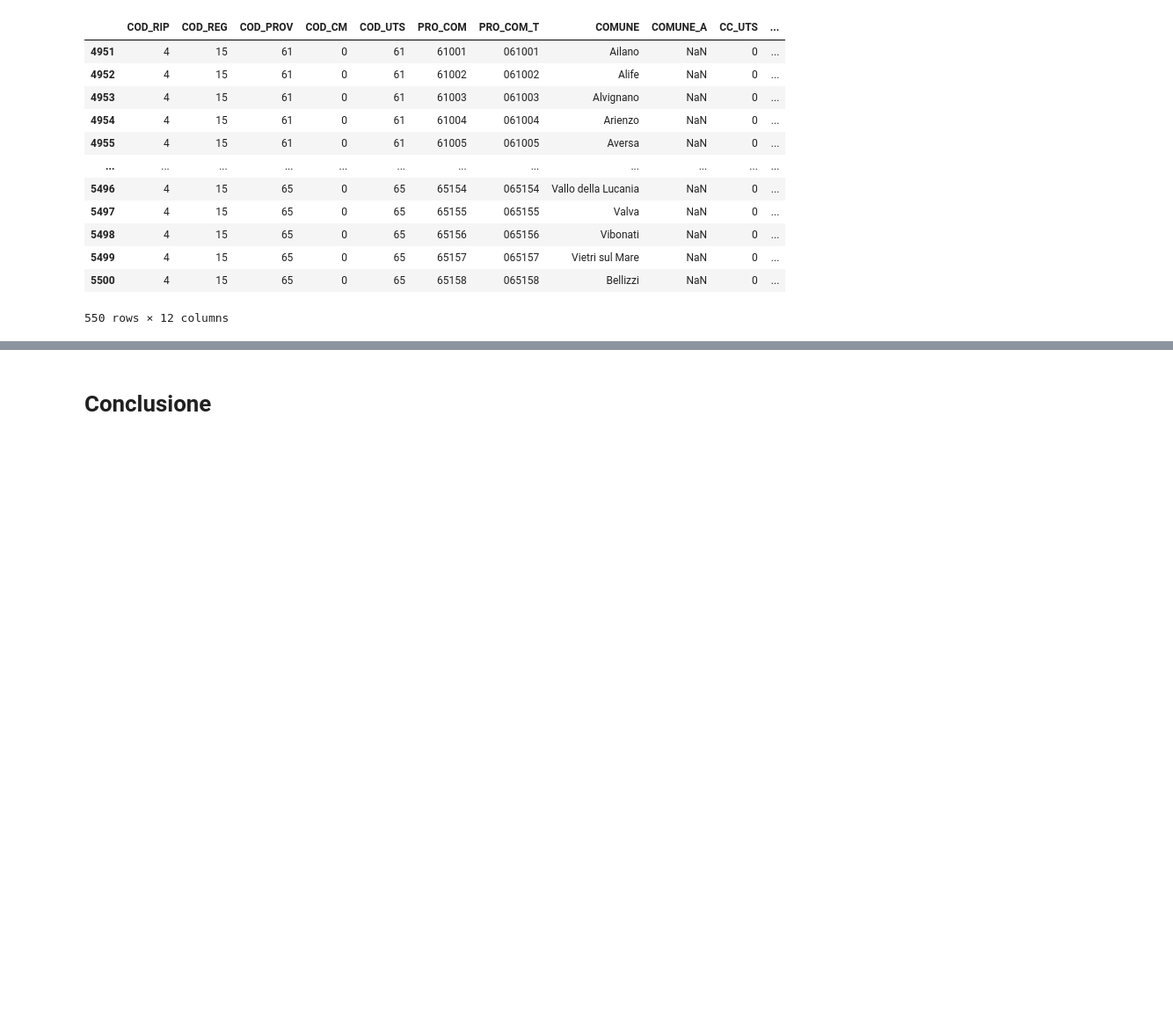
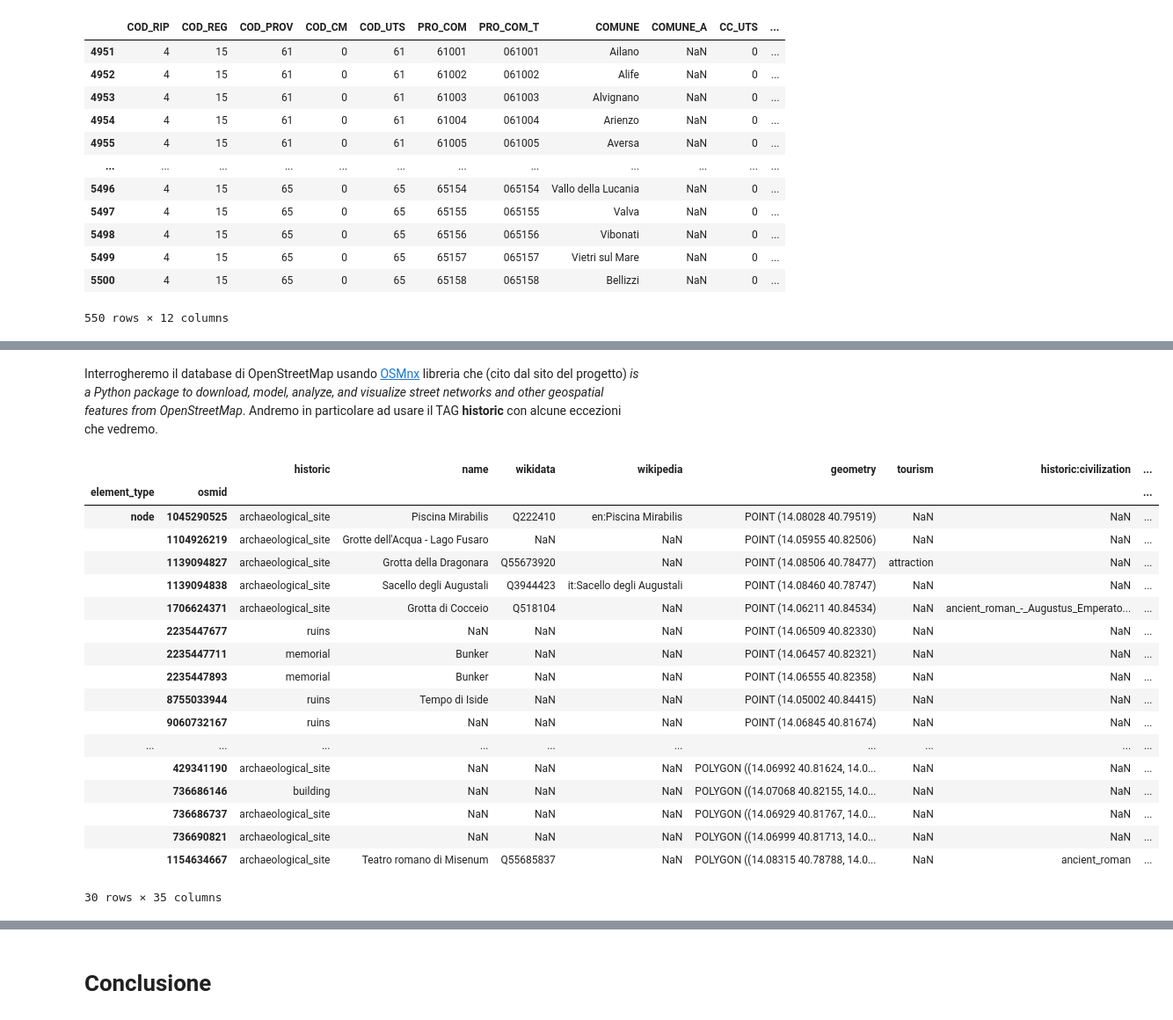
Before and after one commit to MaxDragonheart/PyGIS-Blog, a Jupyter notebook: notebooks/2023/08/21/template.ipynb, the cells around one changed output, grey strips where cells are left out. Shown at 88% size. Cells and saved outputs as stored; diff of their text form; code cells hidden in the pictures; blank space fills up the shorter version.

```diff
--- a/notebooks/2023/08/21/template.ipynb
+++ b/notebooks/2023/08/21/template.ipynb
@@ -35,7 +35,9 @@ Oltre ai dati di OpenStreetMap userò i confini comunali generalizzati 2023 rila
 main_folder = Path.cwd().parent.parent.parent.parent.joinpath('sample_data')
 municipalities = main_folder.joinpath('Com01012023_g').joinpath('Com01012023_g_WGS84.shp')
 
-municipalities_gdf = gpd.read_file(municipalities)
+municipalities_gdf = gpd.read_file(municipalities).to_crs(4326)
+
+# Comuni campani
 target_region = municipalities_gdf[municipalities_gdf['COD_REG']==15]
 
 target_region
@@ -59,0 +67,3 @@ target_region
+# %%
+bacoli = target_region[target_region['COMUNE']=='Bacoli'].squeeze()
+bacoli
@@ -59,0 +84,29 @@ target_region
+# %% [markdown]
+Interrogheremo il database di OpenStreetMap usando [OSMnx](https://osmnx.readthedocs.io/en/stable/index.html) libreria che (cito dal sito del progetto) *is a Python package to download, model, analyze, and visualize street networks and other geospatial features from OpenStreetMap*. Andremo in particolare ad usare il TAG **historic** con alcune eccezioni che vedremo.
+# %%
+bacoli_data = ox.features_from_polygon(
+    polygon=bacoli.geometry,
+    tags={'historic': True}
+)
+
+bacoli_data
+# %% [output]
+|  |  | historic | name | wikidata | wikipedia | geometry | tourism | historic:civilization | ... |
+| element_type | osmid |  |  |  |  |  |  |  | ... |
+| node | 1045290525 | archaeological_site | Piscina Mirabilis | Q222410 | en:Piscina Mirabilis | POINT (14.08028 40.79519) | NaN | NaN | ... |
+|  | 1104926219 | archaeological_site | Grotte dell'Acqua - Lago Fusaro | NaN | NaN | POINT (14.05955 40.82506) | NaN | NaN | ... |
+|  | 1139094827 | archaeological_site | Grotta della Dragonara | Q55673920 | NaN | POINT (14.08506 40.78477) | attraction | NaN | ... |
+|  | 1139094838 | archaeological_site | Sacello degli Augustali | Q3944423 | it:Sacello degli Augustali | POINT (14.08460 40.78747) | NaN | NaN | ... |
+|  | 1706624371 | archaeological_site | Grotta di Cocceio | Q518104 | NaN | POINT (14.06211 40.84534) | NaN | ancient_roman_-_Augustus_Emperato... | ... |
+|  | 2235447677 | ruins | NaN | NaN | NaN | POINT (14.06509 40.82330) | NaN | NaN | ... |
+|  | 2235447711 | memorial | Bunker | NaN | NaN | POINT (14.06457 40.82321) | NaN | NaN | ... |
+|  | 2235447893 | memorial | Bunker | NaN | NaN | POINT (14.06555 40.82358) | NaN | NaN | ... |
+|  | 8755033944 | ruins | Tempo di Iside | NaN | NaN | POINT (14.05002 40.84415) | NaN | NaN | ... |
+|  | 9060732167 | ruins | NaN | NaN | NaN | POINT (14.06845 40.81674) | NaN | NaN | ... |
+| ... | ... | ... | ... | ... | ... | ... | ... | ... | ... |
+|  | 429341190 | archaeological_site | NaN | NaN | NaN | POLYGON ((14.06992 40.81624, 14.0... | NaN | NaN | ... |
+|  | 736686146 | building | NaN | NaN | NaN | POLYGON ((14.07068 40.82155, 14.0... | NaN | NaN | ... |
+|  | 736686737 | archaeological_site | NaN | NaN | NaN | POLYGON ((14.06929 40.81767, 14.0... | NaN | NaN | ... |
+|  | 736690821 | archaeological_site | NaN | NaN | NaN | POLYGON ((14.06999 40.81713, 14.0... | NaN | NaN | ... |
+|  | 1154634667 | archaeological_site | Teatro romano di Misenum | Q55685837 | NaN | POLYGON ((14.08315 40.78788, 14.0... | NaN | ancient_roman | ... |
+30 rows × 35 columns
```
Also changed, not shown: parts of 9 cells of this notebook, 4 other files.
